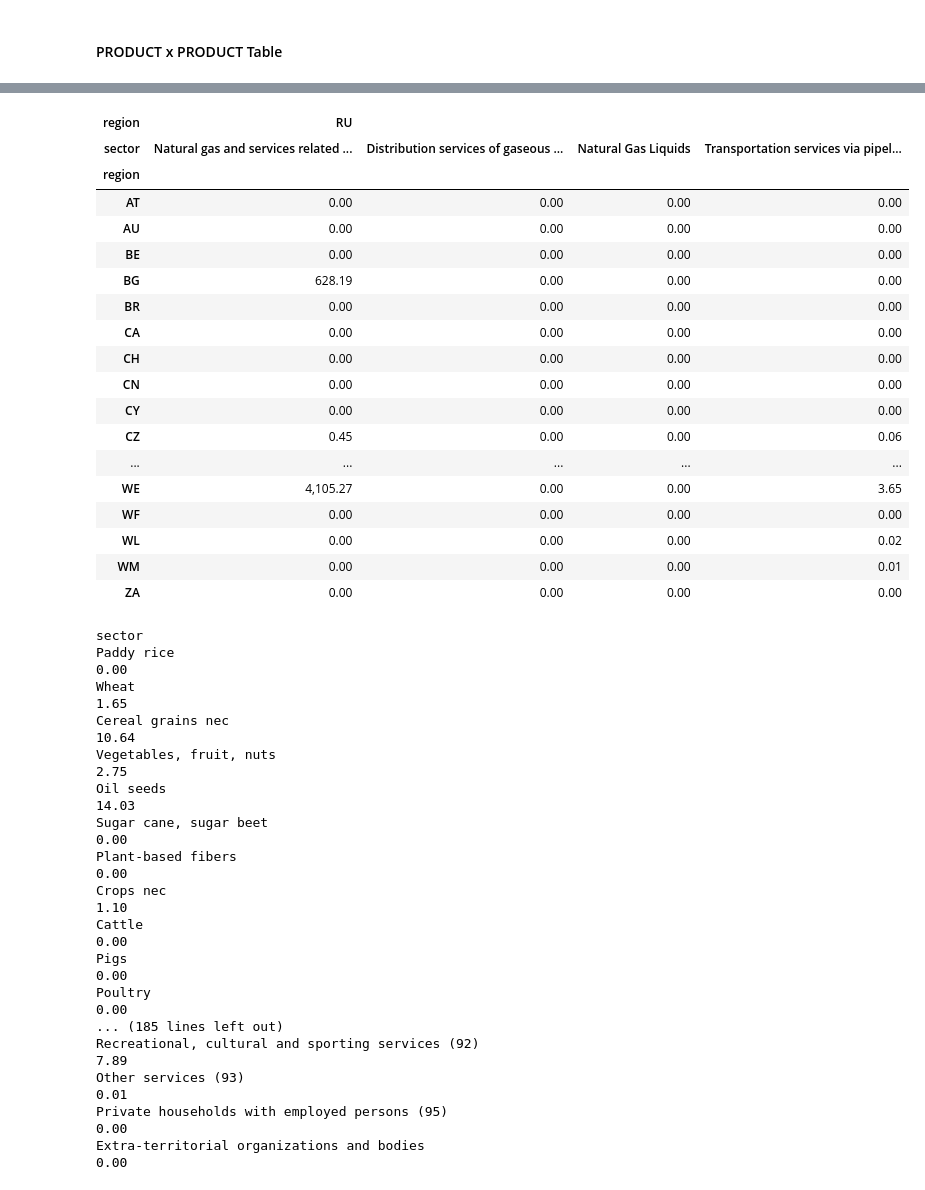
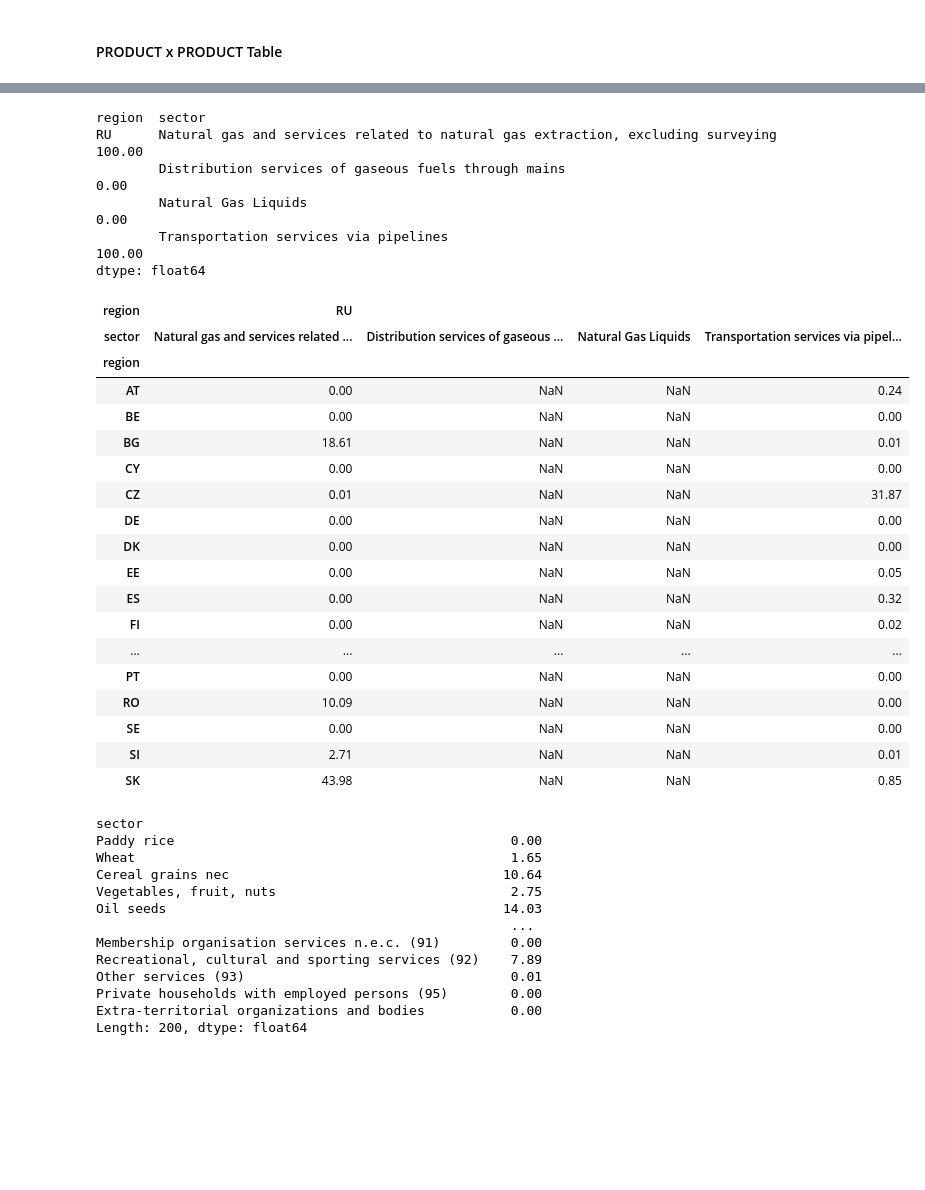
Before and after one commit to adrien-perello/EEIOA, a Jupyter notebook: notebooks/IGA.ipynb, the cells around one changed output, grey strips where cells are left out. Drawn from its saved outputs; the diff is of its cells as text; code cells hidden in the pictures; blank space fills up the shorter version.

```diff
--- a/notebooks/IGA.ipynb
+++ b/notebooks/IGA.ipynb
@@ -246,0 +317,3 @@ Z.loc[RU_nat_gas].groupby(level=0, axis=1).sum().T
+# %%
+total_EU_imports_Y = Y.loc[RU_nat_gas, EU27].sum(axis=1)
+total_EU_imports_Y
@@ -247,46 +327,54 @@ Z.loc[RU_nat_gas].groupby(level=0, axis=1).sum().T
 # %%
 # How much does each EU country relies on DIRECT RU gas sectors (FINAL DEMAND)
-Y.loc[RU_nat_gas].groupby(level=0, axis=1).sum().T
+res = Y.loc[RU_nat_gas, EU27].groupby(level=0, axis=1).sum()
+
+# expressed in percentage of total EU imports
+res = res.divide(total_EU_imports_Y, axis=0).T * 100
+print(res.sum())
+res
 # %% [output]
+region  sector
+RU      Natural gas and services related to natural gas extraction, excluding surveying   100.00
+        Distribution services of gaseous fuels through mains                                0.00
+        Natural Gas Liquids                                                                 0.00
+        Transportation services via pipelines                                             100.00
+dtype: float64
 | region | RU |  |  |  |
 | sector | Natural gas and services related ... | Distribution services of gaseous ... | Natural Gas Liquids | Transportation services via pipel... |
 | region |  |  |  |  |
-| AT | 0.00 | 0.00 | 0.00 | 0.00 |
-| AU | 0.00 | 0.00 | 0.00 | 0.00 |
-| BE | 0.00 | 0.00 | 0.00 | 0.00 |
-| BG | 628.19 | 0.00 | 0.00 | 0.00 |
-| BR | 0.00 | 0.00 | 0.00 | 0.00 |
-| CA | 0.00 | 0.00 | 0.00 | 0.00 |
-| CH | 0.00 | 0.00 | 0.00 | 0.00 |
-| CN | 0.00 | 0.00 | 0.00 | 0.00 |
-| CY | 0.00 | 0.00 | 0.00 | 0.00 |
-| CZ | 0.45 | 0.00 | 0.00 | 0.06 |
+| AT | 0.00 | NaN | NaN | 0.24 |
+| BE | 0.00 | NaN | NaN | 0.00 |
+| BG | 18.61 | NaN | NaN | 0.01 |
+| CY | 0.00 | NaN | NaN | 0.00 |
+| CZ | 0.01 | NaN | NaN | 31.87 |
+| DE | 0.00 | NaN | NaN | 0.00 |
+| DK | 0.00 | NaN | NaN | 0.00 |
+| EE | 0.00 | NaN | NaN | 0.05 |
+| ES | 0.00 | NaN | NaN | 0.32 |
+| FI | 0.00 | NaN | NaN | 0.02 |
 | ... | ... | ... | ... | ... |
-| WE | 4,105.27 | 0.00 | 0.00 | 3.65 |
-| WF | 0.00 | 0.00 | 0.00 | 0.00 |
-| WL | 0.00 | 0.00 | 0.00 | 0.02 |
-| WM | 0.00 | 0.00 | 0.00 | 0.01 |
-| ZA | 0.00 | 0.00 | 0.00 | 0.00 |
+| PT | 0.00 | NaN | NaN | 0.00 |
+| RO | 10.09 | NaN | NaN | 0.00 |
+| SE | 0.00 | NaN | NaN | 0.00 |
+| SI | 2.71 | NaN | NaN | 0.01 |
+| SK | 43.98 | NaN | NaN | 0.85 |
 # %%
-# THE CASE OF GERMANY (INTER INDUSTRY)
-print(Z.loc["RU", "DE"].sum(axis=1).to_string())
+# # THE CASE OF GERMANY (INTER INDUSTRY)
+# print(Z.loc["RU", "DE"].sum(axis=1).to_string())
+Z.loc["RU", "DE"].sum(axis=1)
 # %% [output]
 sector
-Paddy rice                                                                                                                                    0.00
-Wheat                                                                                                                                         1.65
-Cereal grains nec                                                                                                                            10.64
-Vegetables, fruit, nuts                                                                                                                       2.75
-Oil seeds                                                                                                                                    14.03
-Sugar cane, sugar beet                                                                                                                        0.00
-Plant-based fibers                                                                                                                            0.00
-Crops nec                                                                                                                                     1.10
-Cattle                                                                                                                                        0.00
-Pigs                                                                                                                                          0.00
-Poultry                                                                                                                                       0.00
-... (185 lines left out)
-Recreational, cultural and sporting services (92)                                                                                             7.89
-Other services (93)                                                                                                                           0.01
-Private households with employed persons (95)                                                                                                 0.00
-Extra-territorial organizations and bodies                                                                                                    0.00
+Paddy rice                                           0.00
+Wheat                                                1.65
+Cereal grains nec                                   10.64
+Vegetables, fruit, nuts                              2.75
+Oil seeds                                           14.03
+                                                     ...
+Membership organisation services n.e.c. (91)         0.00
+Recreational, cultural and sporting services (92)    7.89
+Other services (93)                                  0.01
+Private households with employed persons (95)        0.00
+Extra-territorial organizations and bodies           0.00
+Length: 200, dtype: float64
 # %%
 # THE CASE OF GERMANY (FINAL DEMAND)
```
Also changed, not shown: parts of 11 cells of this notebook.
